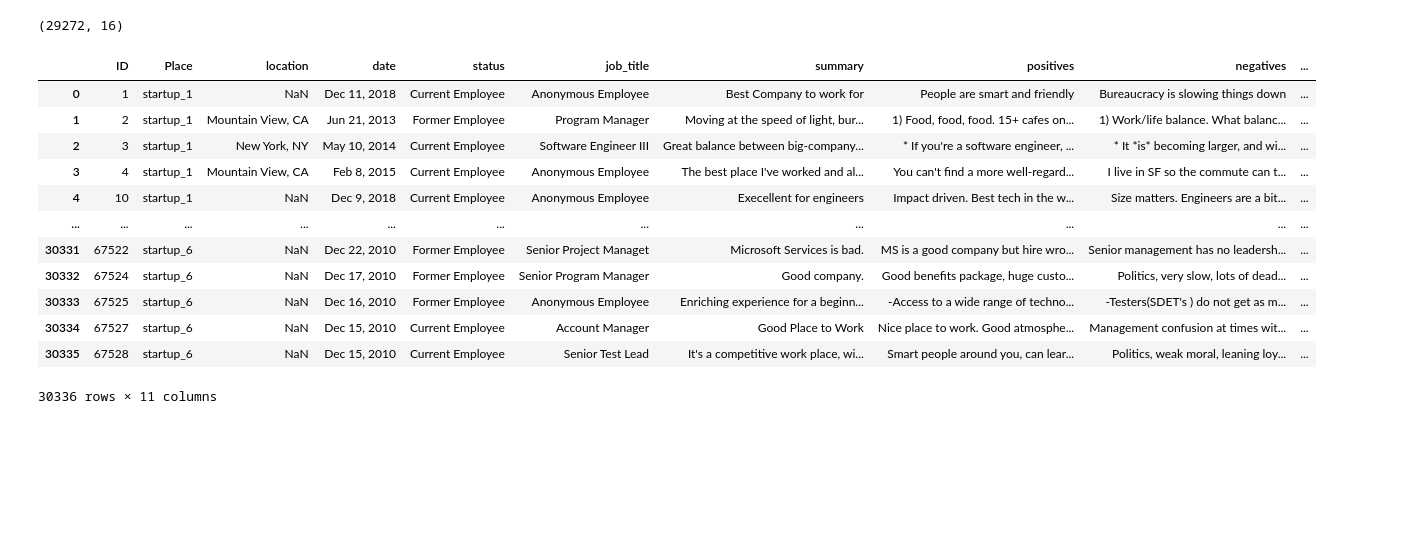
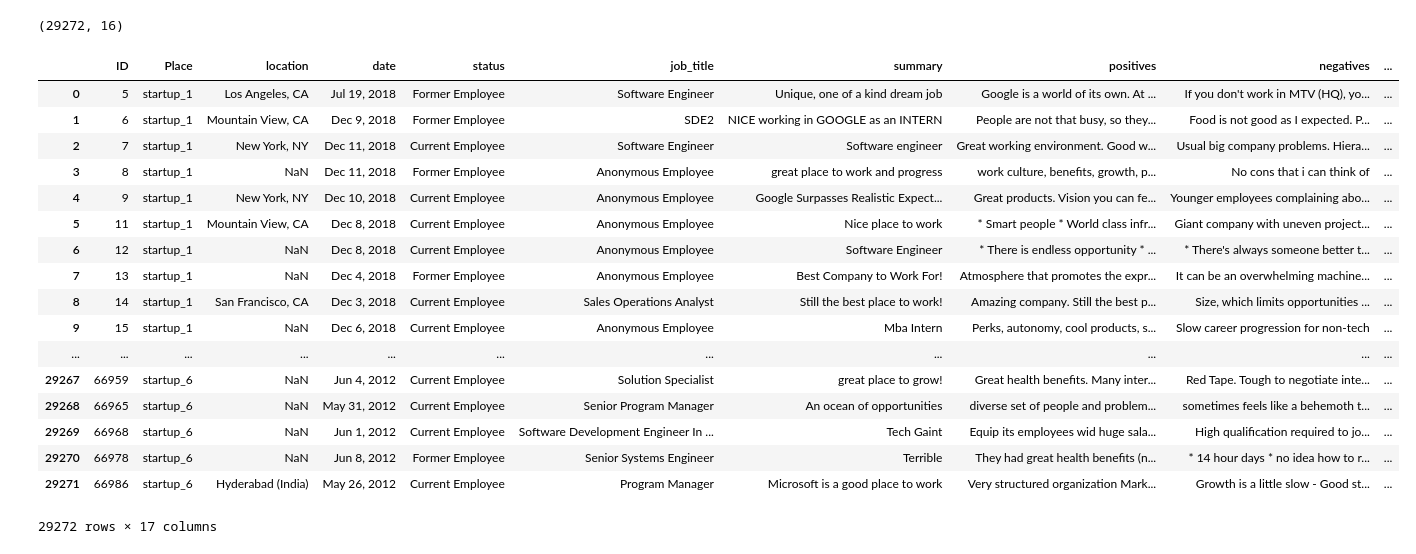
Before and after one commit to theresa-sporn/WorkforceSentimentMonitoring, a Jupyter notebook: gceline_dataframe_preparation.ipynb, the cells around one changed output. Drawn from its saved outputs; the diff is of its cells as text; code cells hidden in the pictures; blank space fills up the shorter version.

```diff
--- a/gceline_dataframe_preparation.ipynb
+++ b/gceline_dataframe_preparation.ipynb
@@ -21,16 +35,0 @@ overall_rating = pd.DataFrame(train)
-# %%
-overall_rating.drop(columns=['score_1', 'score_2', 'score_3', 'score_4', 'score_5', 'score_6'])
-# %% [output]
-|  | ID | Place | location | date | status | job_title | summary | positives | negatives | ... |
-| 0 | 1 | startup_1 | NaN | Dec 11, 2018 | Current Employee | Anonymous Employee | Best Company to work for | People are smart and friendly | Bureaucracy is slowing things down | ... |
-| 1 | 2 | startup_1 | Mountain View, CA | Jun 21, 2013 | Former Employee | Program Manager | Moving at the speed of light, bur... | 1) Food, food, food. 15+ cafes on... | 1) Work/life balance. What balanc... | ... |
-| 2 | 3 | startup_1 | New York, NY | May 10, 2014 | Current Employee | Software Engineer III | Great balance between big-company... | * If you're a software engineer, ... | * It *is* becoming larger, and wi... | ... |
-| 3 | 4 | startup_1 | Mountain View, CA | Feb 8, 2015 | Current Employee | Anonymous Employee | The best place I've worked and al... | You can't find a more well-regard... | I live in SF so the commute can t... | ... |
-| 4 | 10 | startup_1 | NaN | Dec 9, 2018 | Current Employee | Anonymous Employee | Execellent for engineers | Impact driven. Best tech in the w... | Size matters. Engineers are a bit... | ... |
-| ... | ... | ... | ... | ... | ... | ... | ... | ... | ... | ... |
-| 30331 | 67522 | startup_6 | NaN | Dec 22, 2010 | Former Employee | Senior Project Managet | Microsoft Services is bad. | MS is a good company but hire wro... | Senior management has no leadersh... | ... |
-| 30332 | 67524 | startup_6 | NaN | Dec 17, 2010 | Former Employee | Senior Program Manager | Good company. | Good benefits package, huge custo... | Politics, very slow, lots of dead... | ... |
-| 30333 | 67525 | startup_6 | NaN | Dec 16, 2010 | Former Employee | Anonymous Employee | Enriching experience for a beginn... | -Access to a wide range of techno... | -Testers(SDET's ) do not get as m... | ... |
-| 30334 | 67527 | startup_6 | NaN | Dec 15, 2010 | Current Employee | Account Manager | Good Place to Work | Nice place to work. Good atmosphe... | Management confusion at times wit... | ... |
-| 30335 | 67528 | startup_6 | NaN | Dec 15, 2010 | Current Employee | Senior Test Lead | It's a competitive work place, wi... | Smart people around you, can lear... | Politics, weak moral, leaning loy... | ... |
-30336 rows × 11 columns
@@ -39,3 +38,24 @@ train = train.drop(columns=['overall'])
+# %%
+test
+# %% [output]
+|  | ID | Place | location | date | status | job_title | summary | positives | negatives | ... |
+| 0 | 5 | startup_1 | Los Angeles, CA | Jul 19, 2018 | Former Employee | Software Engineer | Unique, one of a kind dream job | Google is a world of its own. At ... | If you don't work in MTV (HQ), yo... | ... |
+| 1 | 6 | startup_1 | Mountain View, CA | Dec 9, 2018 | Former Employee | SDE2 | NICE working in GOOGLE as an INTERN | People are not that busy, so they... | Food is not good as I expected. P... | ... |
+| 2 | 7 | startup_1 | New York, NY | Dec 11, 2018 | Current Employee | Software Engineer | Software engineer | Great working environment. Good w... | Usual big company problems. Hiera... | ... |
+| 3 | 8 | startup_1 | NaN | Dec 11, 2018 | Former Employee | Anonymous Employee | great place to work and progress | work culture, benefits, growth, p... | No cons that i can think of | ... |
+| 4 | 9 | startup_1 | New York, NY | Dec 10, 2018 | Current Employee | Anonymous Employee | Google Surpasses Realistic Expect... | Great products. Vision you can fe... | Younger employees complaining abo... | ... |
+| 5 | 11 | startup_1 | Mountain View, CA | Dec 8, 2018 | Current Employee | Anonymous Employee | Nice place to work | * Smart people * World class infr... | Giant company with uneven project... | ... |
+| 6 | 12 | startup_1 | NaN | Dec 8, 2018 | Current Employee | Anonymous Employee | Software Engineer | * There is endless opportunity * ... | * There's always someone better t... | ... |
+| 7 | 13 | startup_1 | NaN | Dec 4, 2018 | Former Employee | Anonymous Employee | Best Company to Work For! | Atmosphere that promotes the expr... | It can be an overwhelming machine... | ... |
+| 8 | 14 | startup_1 | San Francisco, CA | Dec 3, 2018 | Current Employee | Sales Operations Analyst | Still the best place to work! | Amazing company. Still the best p... | Size, which limits opportunities ... | ... |
+| 9 | 15 | startup_1 | NaN | Dec 6, 2018 | Current Employee | Anonymous Employee | Mba Intern | Perks, autonomy, cool products, s... | Slow career progression for non-tech | ... |
+| ... | ... | ... | ... | ... | ... | ... | ... | ... | ... | ... |
+| 29267 | 66959 | startup_6 | NaN | Jun 4, 2012 | Current Employee | Solution Specialist | great place to grow! | Great health benefits. Many inter... | Red Tape. Tough to negotiate inte... | ... |
+| 29268 | 66965 | startup_6 | NaN | May 31, 2012 | Current Employee | Senior Program Manager | An ocean of opportunities | diverse set of people and problem... | sometimes feels like a behemoth t... | ... |
+| 29269 | 66968 | startup_6 | NaN | Jun 1, 2012 | Current Employee | Software Development Engineer In ... | Tech Gaint | Equip its employees wid huge sala... | High qualification required to jo... | ... |
+| 29270 | 66978 | startup_6 | NaN | Jun 8, 2012 | Former Employee | Senior Systems Engineer | Terrible | They had great health benefits (n... | * 14 hour days * no idea how to r... | ... |
+| 29271 | 66986 | startup_6 | Hyderabad (India) | May 26, 2012 | Current Employee | Program Manager | Microsoft is a good place to work | Very structured organization Mark... | Growth is a little slow - Good st... | ... |
+29272 rows × 17 columns
 # %%
 train
 # %% [output]
```
Also changed, not shown: parts of 11 cells of this notebook.
